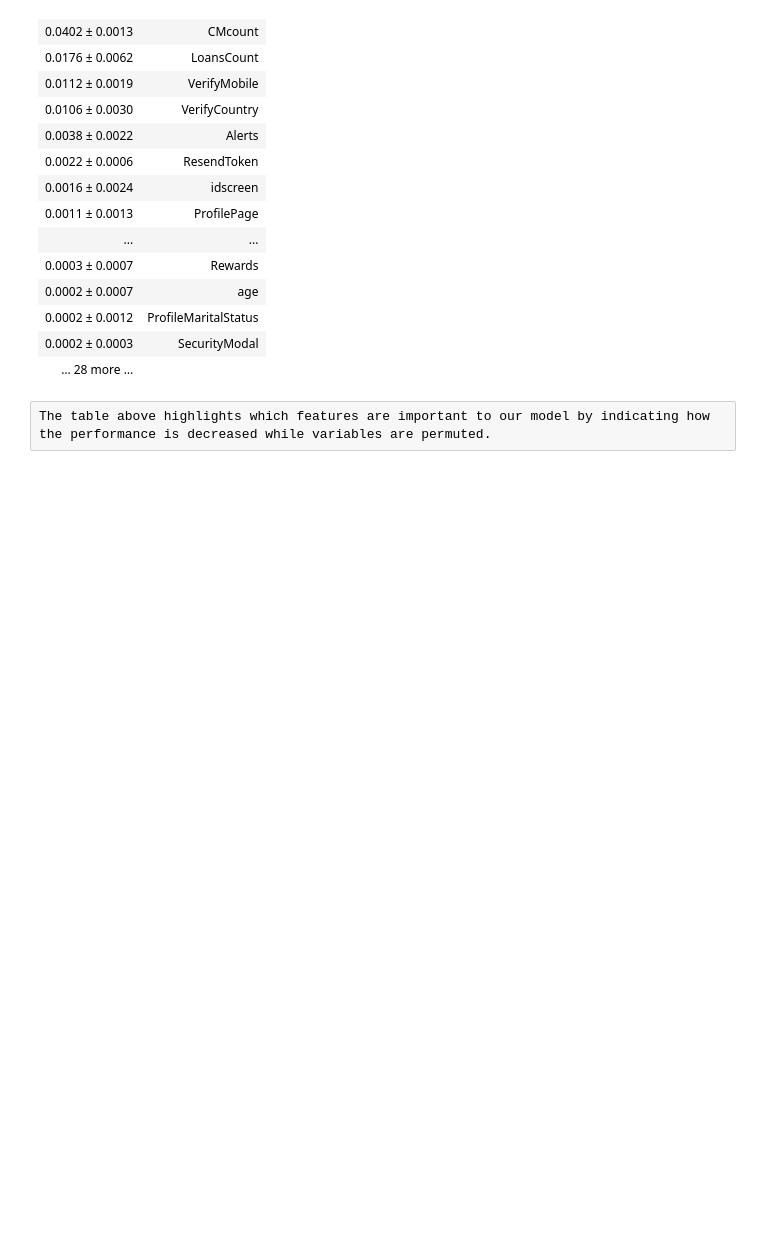
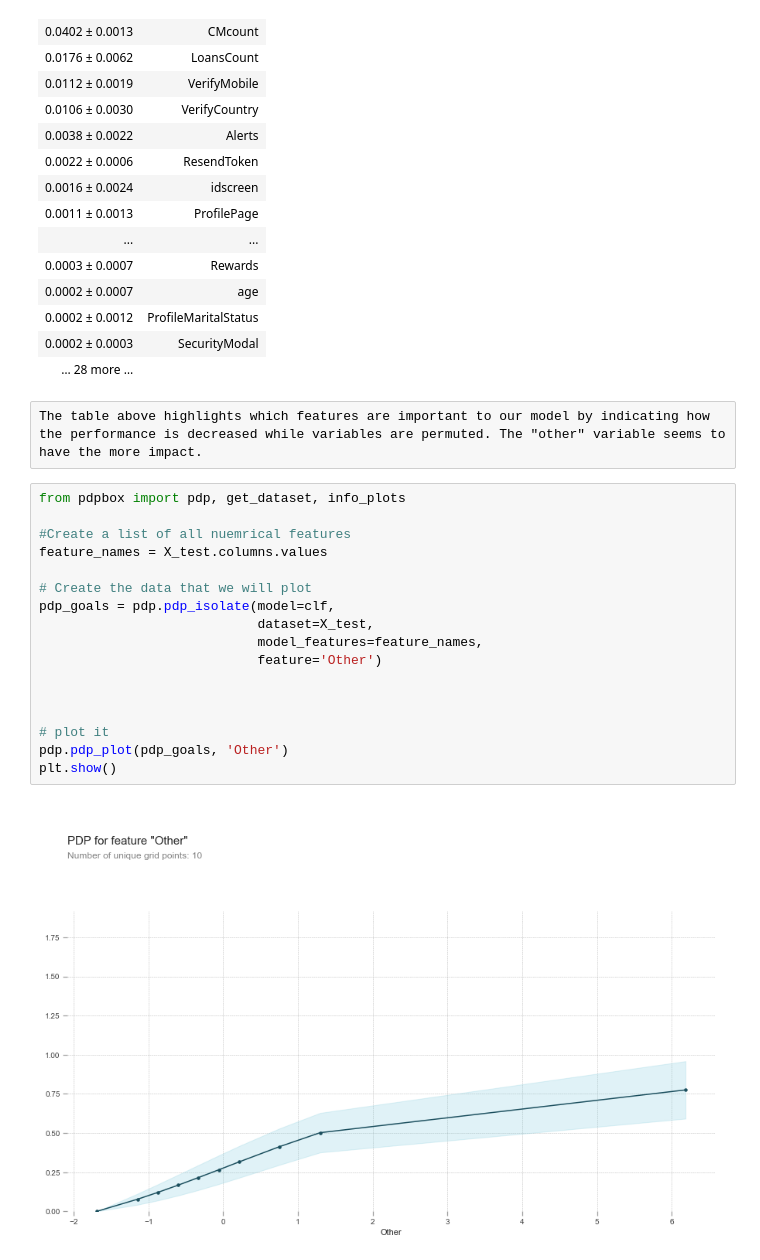
Before and after one commit to Membrik/subsusers_predict, a Jupyter notebook: 4. Analysis&Modelling/model.ipynb, the cells around one changed output. Cells and saved outputs as stored; diff of their text form; blank space fills up the shorter version.

```diff
--- a/4. Analysis&Modelling/model.ipynb
+++ b/4. Analysis&Modelling/model.ipynb
@@ -184,4 +204,23 @@ eli5.show_weights(perm, feature_names = X_test.columns.tolist())
 | 0.0002 ± 0.0003 | SecurityModal |
 | … 28 more … |  |
 # %% [raw]
-The table above highlights which features are important to our model by indicating how the performance is decreased while variables are permuted.
+The table above highlights which features are important to our model by indicating how the performance is decreased while variables are permuted. The "other" variable seems to have the more impact.
+# %%
+from pdpbox import pdp, get_dataset, info_plots
+
+#Create a list of all nuemrical features
+feature_names = X_test.columns.values
+
+# Create the data that we will plot
+pdp_goals = pdp.pdp_isolate(model=clf,
+                            dataset=X_test,
+                            model_features=feature_names,
+                            feature='Other')
+
+
+
+# plot it
+pdp.pdp_plot(pdp_goals, 'Other')
+plt.show()
+# %% [output]
+[figure, added]
```
Also changed, not shown: parts of 4 cells of this notebook.
